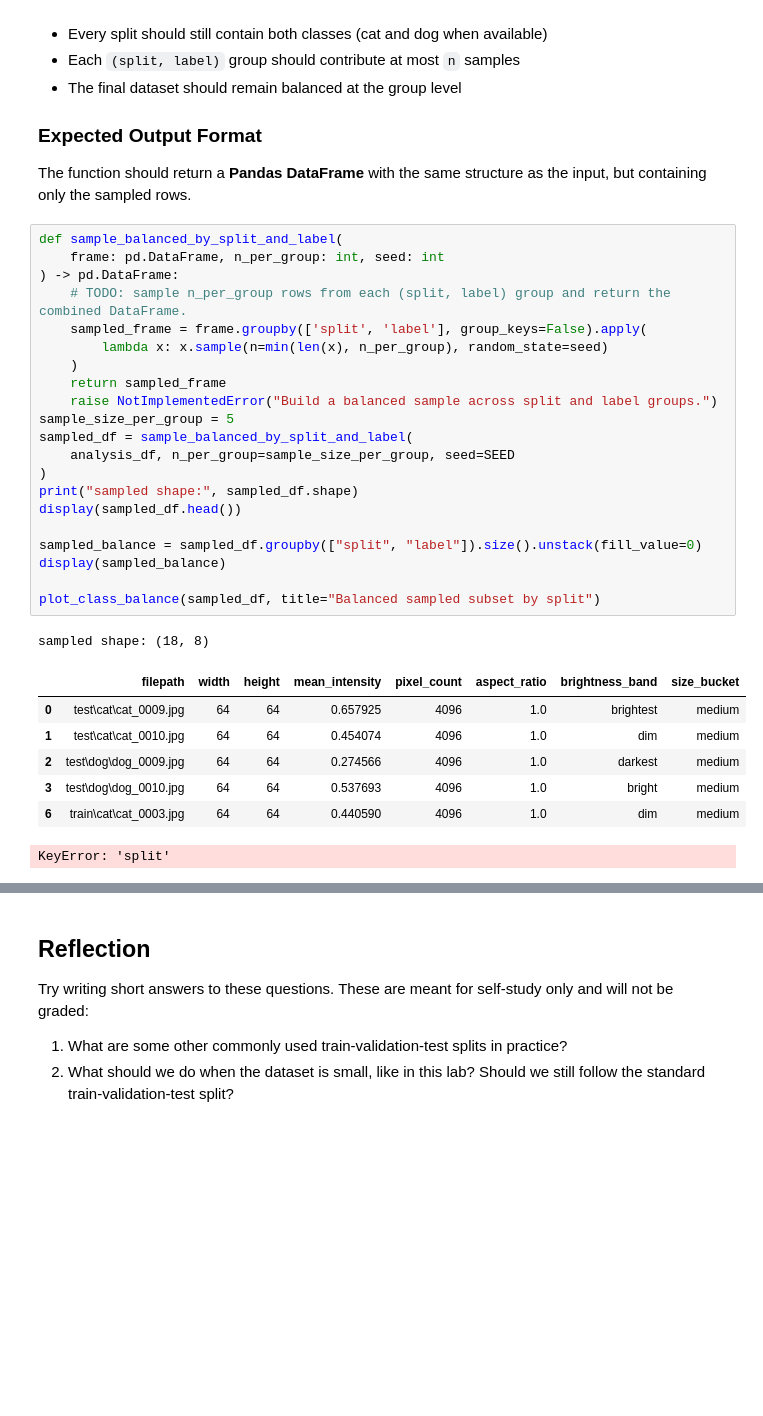
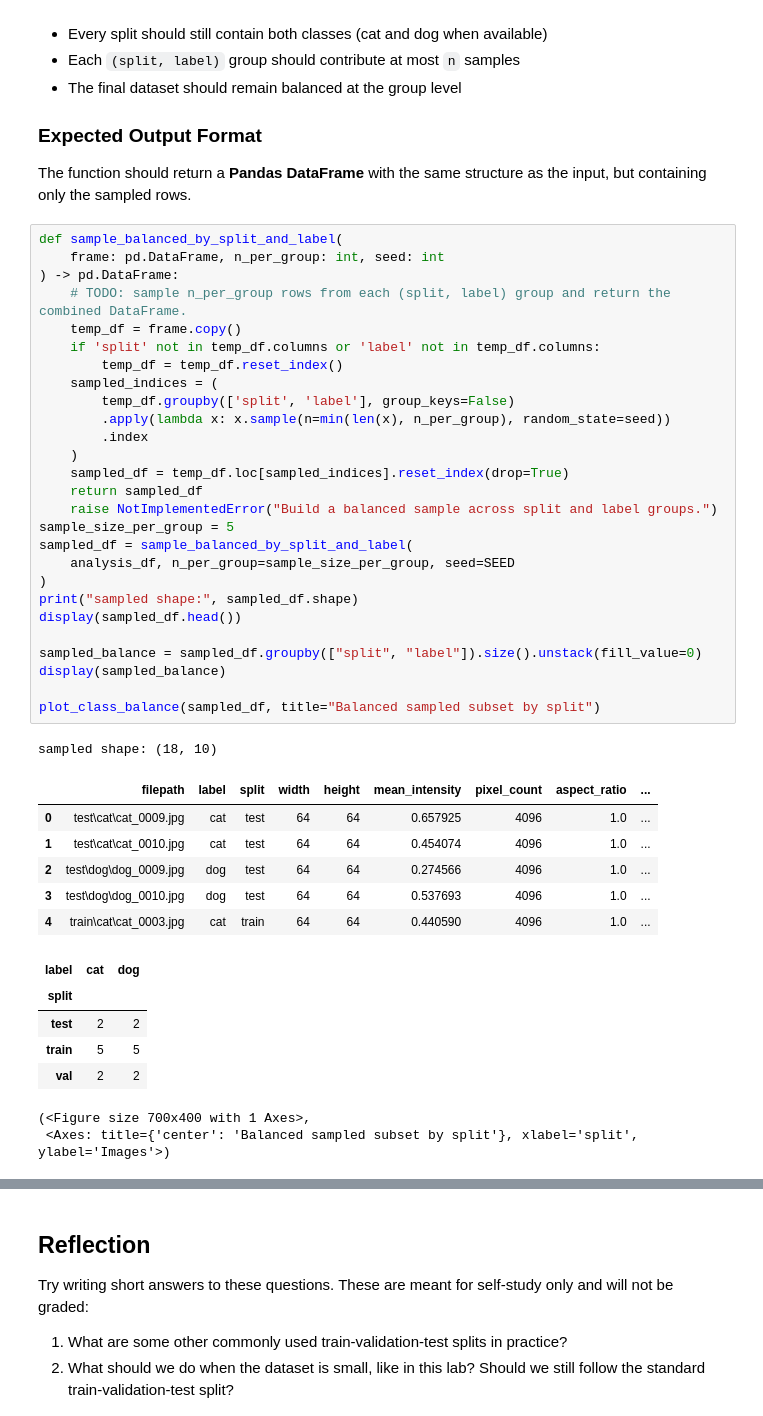
Before and after one commit to vgu-dsai-2026/lab-2-pandas-104240744-pixel, a Jupyter notebook: notebook.ipynb, the cells around one changed output, grey strips where cells are left out. Drawn from its saved outputs; the diff is of its cells as text; blank space fills up the shorter version.

```diff
--- a/notebook.ipynb
+++ b/notebook.ipynb
@@ -509,30 +509,42 @@ The function should return a **Pandas DataFrame** with the same structure as the
 # %%
 def sample_balanced_by_split_and_label(
     frame: pd.DataFrame, n_per_group: int, seed: int
 ) -> pd.DataFrame:
     # TODO: sample n_per_group rows from each (split, label) group and return the combined DataFrame.
-    sampled_frame = frame.groupby(['split', 'label'], group_keys=False).apply(
-        lambda x: x.sample(n=min(len(x), n_per_group), random_state=seed)
+    temp_df = frame.copy()
+    if 'split' not in temp_df.columns or 'label' not in temp_df.columns:
+        temp_df = temp_df.reset_index()
+    sampled_indices = (
+        temp_df.groupby(['split', 'label'], group_keys=False)
+        .apply(lambda x: x.sample(n=min(len(x), n_per_group), random_state=seed))
+        .index
     )
-    return sampled_frame
+    sampled_df = temp_df.loc[sampled_indices].reset_index(drop=True)
+    return sampled_df
     raise NotImplementedError("Build a balanced sample across split and label groups.")
 sample_size_per_group = 5
 sampled_df = sample_balanced_by_split_and_label(
     analysis_df, n_per_group=sample_size_per_group, seed=SEED
 )
 print("sampled shape:", sampled_df.shape)
 display(sampled_df.head())
 
 sampled_balance = sampled_df.groupby(["split", "label"]).size().unstack(fill_value=0)
 display(sampled_balance)
 
 plot_class_balance(sampled_df, title="Balanced sampled subset by split")
 # %% [output]
-sampled shape: (18, 8)
+sampled shape: (18, 10)
-|  | filepath | width | height | mean_intensity | pixel_count | aspect_ratio | brightness_band | size_bucket |
-| 0 | test\cat\cat_0009.jpg | 64 | 64 | 0.657925 | 4096 | 1.0 | brightest | medium |
-| 1 | test\cat\cat_0010.jpg | 64 | 64 | 0.454074 | 4096 | 1.0 | dim | medium |
-| 2 | test\dog\dog_0009.jpg | 64 | 64 | 0.274566 | 4096 | 1.0 | darkest | medium |
-| 3 | test\dog\dog_0010.jpg | 64 | 64 | 0.537693 | 4096 | 1.0 | bright | medium |
-| 6 | train\cat\cat_0003.jpg | 64 | 64 | 0.440590 | 4096 | 1.0 | dim | medium |
+|  | filepath | label | split | width | height | mean_intensity | pixel_count | aspect_ratio | ... |
+| 0 | test\cat\cat_0009.jpg | cat | test | 64 | 64 | 0.657925 | 4096 | 1.0 | ... |
+| 1 | test\cat\cat_0010.jpg | cat | test | 64 | 64 | 0.454074 | 4096 | 1.0 | ... |
+| 2 | test\dog\dog_0009.jpg | dog | test | 64 | 64 | 0.274566 | 4096 | 1.0 | ... |
+| 3 | test\dog\dog_0010.jpg | dog | test | 64 | 64 | 0.537693 | 4096 | 1.0 | ... |
+| 4 | train\cat\cat_0003.jpg | cat | train | 64 | 64 | 0.440590 | 4096 | 1.0 | ... |
+| label | cat | dog |
+| split |  |  |
+| test | 2 | 2 |
+| train | 5 | 5 |
+| val | 2 | 2 |
-KeyError: 'split'
+(<Figure size 700x400 with 1 Axes>,
+ <Axes: title={'center': 'Balanced sampled subset by split'}, xlabel='split', ylabel='Images'>)
```
Also changed, not shown: parts of 2 cells of this notebook.
